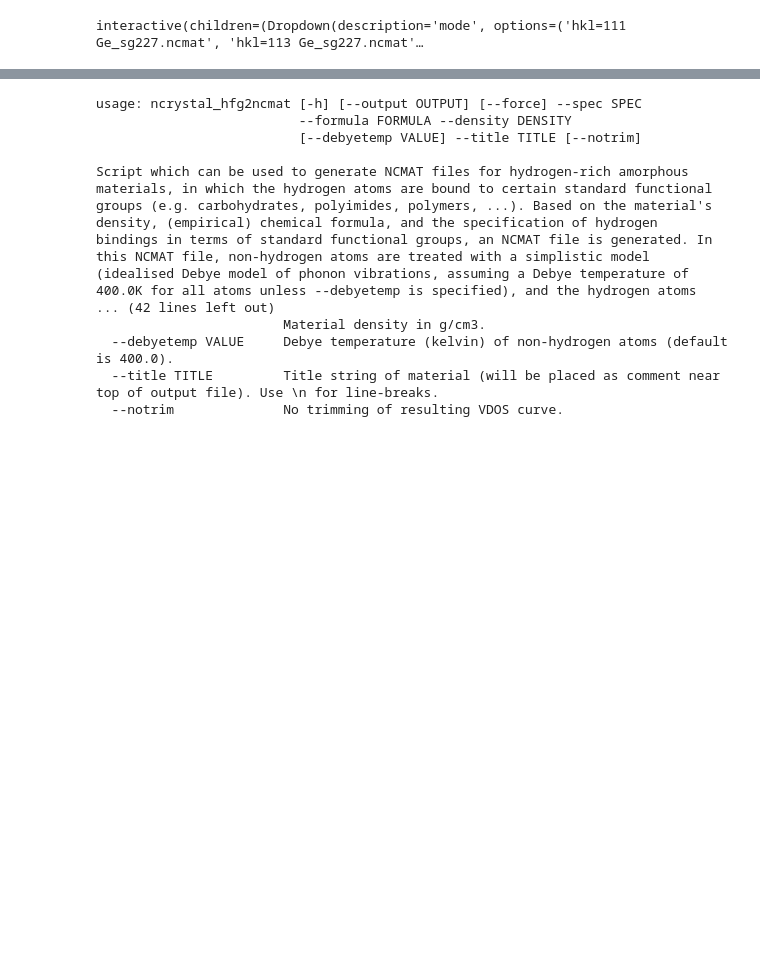
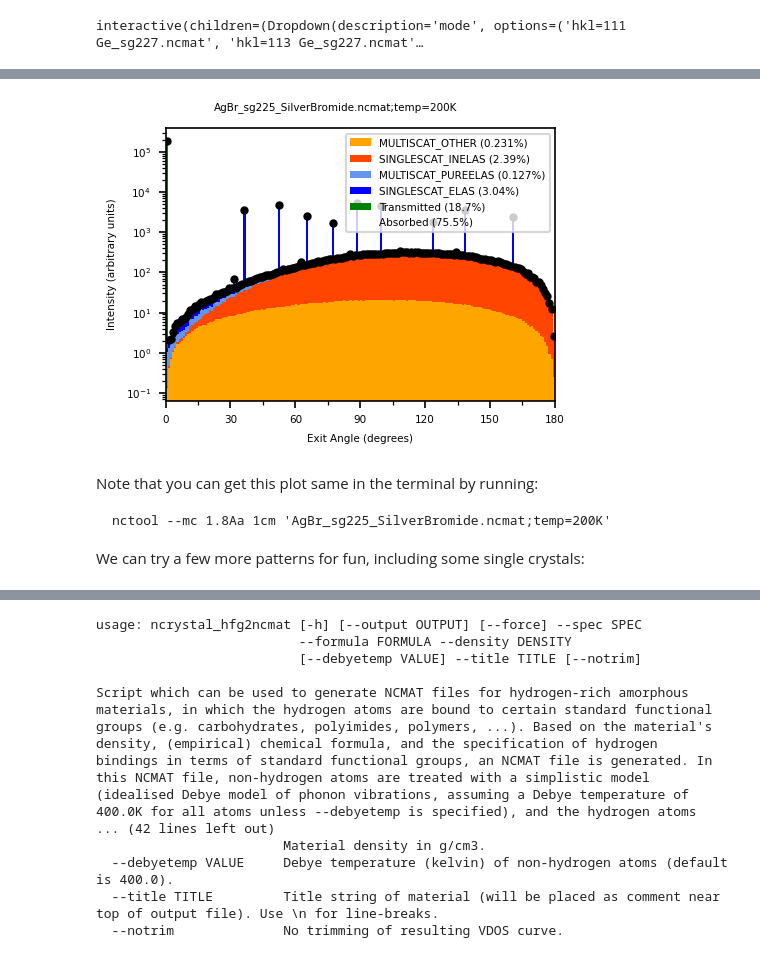
Before and after one commit to mctools/ncrystal-notebooks, a Jupyter notebook: notebooks/ncrystal1_basic_02_Continued_introduction.ipynb, the cells around one changed output, grey strips where cells are left out. Drawn from its saved outputs; the diff is of its cells as text; code cells hidden in the pictures; blank space fills up the shorter version.

````diff
--- a/notebooks/ncrystal1_basic_02_Continued_introduction.ipynb
+++ b/notebooks/ncrystal1_basic_02_Continued_introduction.ipynb
@@ -186,0 +180,15 @@ So for instance if you wish to create a file for polystyrene you must read the c
+# %%
+import NCrystal._mmc as ncmmc
+pattern = ncmmc.quick_diffraction_pattern('AgBr_sg225_SilverBromide.ncmat;temp=200K',
+                                           neutron_energy = '1.8Aa',
+                                           material_thickness = '1cm')
+
+pattern.plot_breakdown(rebin_factor=10,logy=True)
+# %% [output]
+[figure, added]
+# %% [markdown]
+Note that you can get this plot same in the terminal by running:
+```
+nctool --mc 1.8Aa 1cm 'AgBr_sg225_SilverBromide.ncmat;temp=200K'
+```
+We can try a few more patterns for fun, including some single crystals:
````
Also changed, not shown: parts of 11 cells of this notebook, 1 other file.
